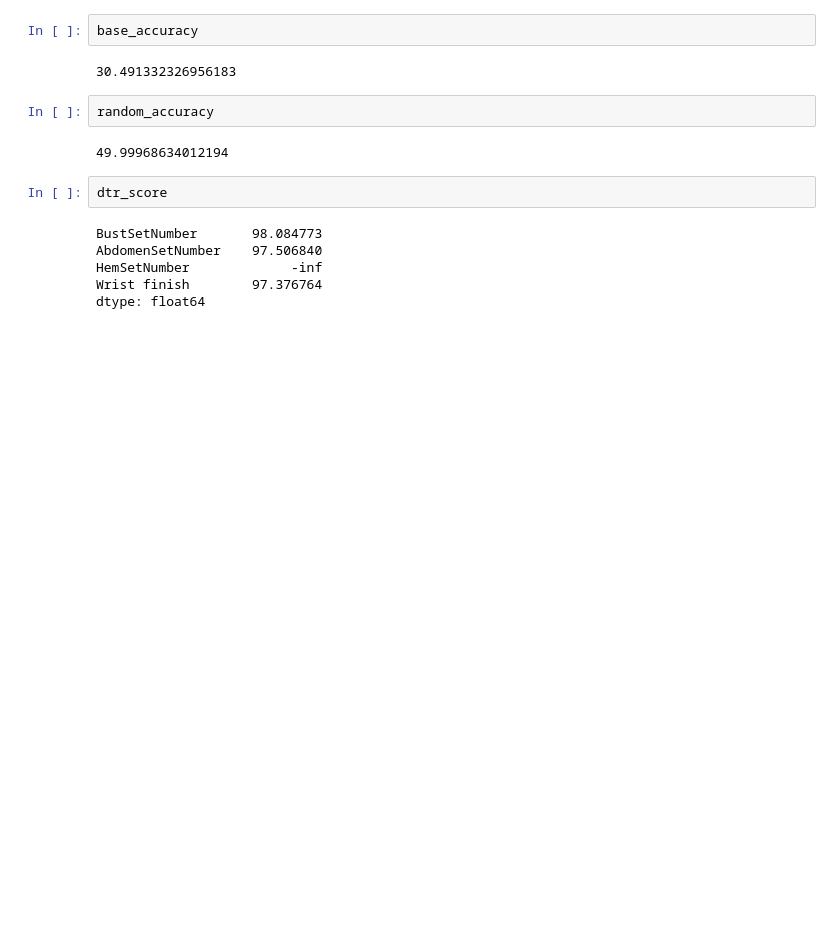
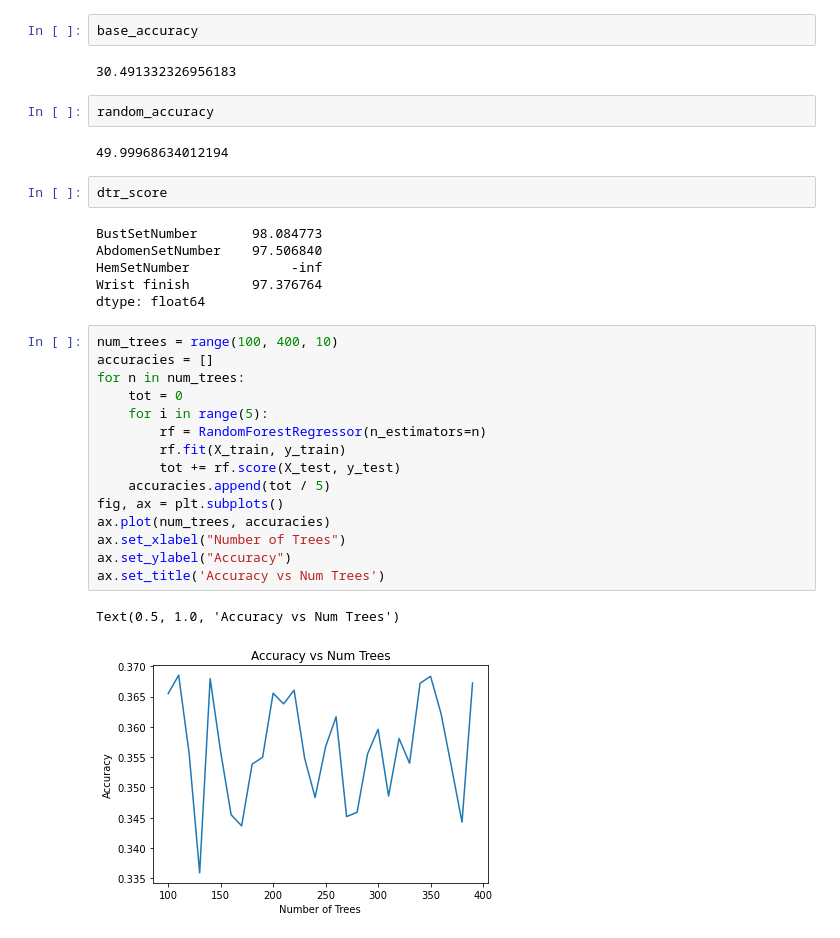
Before and after one commit to thejoshchow/ttc, a Jupyter notebook: play.ipynb, the cells around one changed output. Drawn from its saved outputs; the diff is of its cells as text; blank space fills up the shorter version.

```diff
--- a/play.ipynb
+++ b/play.ipynb
@@ -457,3 +457,21 @@ AbdomenSetNumber    97.506840
 HemSetNumber             -inf
 Wrist finish        97.376764
 dtype: float64
+# %%
+num_trees = range(100, 400, 10)
+accuracies = []
+for n in num_trees:
+    tot = 0
+    for i in range(5):
+        rf = RandomForestRegressor(n_estimators=n)
+        rf.fit(X_train, y_train)
+        tot += rf.score(X_test, y_test)
+    accuracies.append(tot / 5)
+fig, ax = plt.subplots()
+ax.plot(num_trees, accuracies)
+ax.set_xlabel("Number of Trees")
+ax.set_ylabel("Accuracy")
+ax.set_title('Accuracy vs Num Trees')
+# %% [output]
+Text(0.5, 1.0, 'Accuracy vs Num Trees')
+[figure, added]
```
Also changed, not shown: parts of 3 cells of this notebook, 11 other files.
